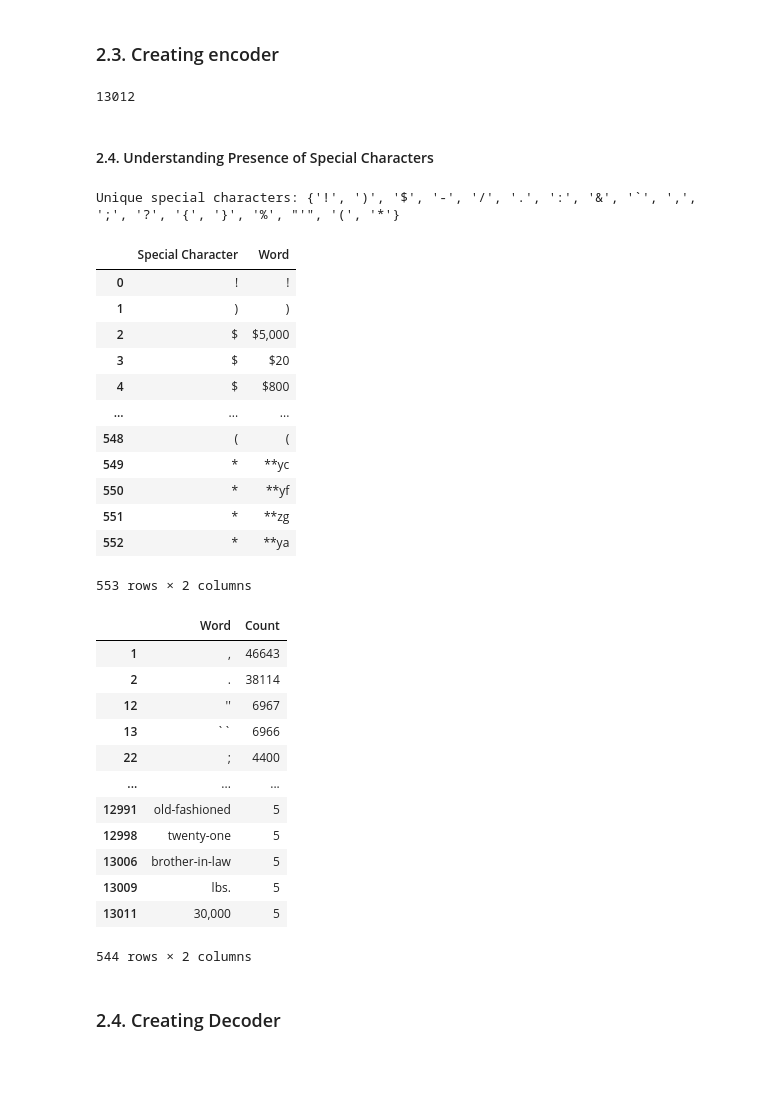
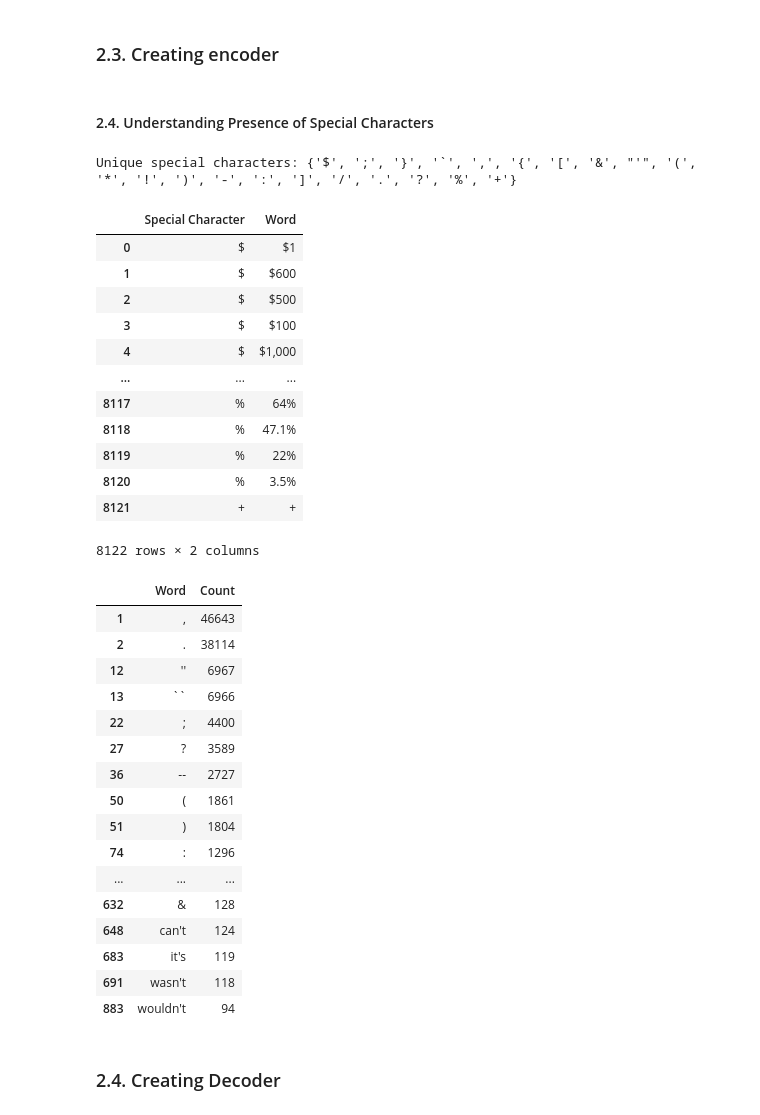
Before and after one commit to 95-percent-ci/makemore_implementation, a Jupyter notebook: notebooks/neural_lang_model_paper.ipynb, the cells around one changed output. Cells and saved outputs as stored; diff of their text form; code cells hidden in the pictures; blank space fills up the shorter version.

```diff
--- a/notebooks/neural_lang_model_paper.ipynb
+++ b/notebooks/neural_lang_model_paper.ipynb
@@ -81,28 +94,25 @@ vocab = [word for word, count in training_corpus.items() if count >= 5]
 # %% [markdown]
 ### 2.3. Creating encoder
 # %%
-vocabulary = list(df_word_count['Word'].unique())
+vocabulary_cased = list(df_word_count['Word'].unique())
+vocabulary = [word.lower() for word in vocabulary_cased]
-# %%
-len(set(vocab))
-# %% [output]
-13012
 # %% [markdown]
 #### 2.4. Understanding Presence of Special Characters
 # %%
 special_chars = set()
-for word in vocab:
+for word in vocabulary:
     special_chars.update(re.findall(r'[^a-zA-Z0-9]', word))
 
 print("Unique special characters:", special_chars)
 # %% [output]
-Unique special characters: {'!', ')', '$', '-', '/', '.', ':', '&', '`', ',', ';', '?', '{', '}', '%', "'", '(', '*'}
+Unique special characters: {'$', ';', '}', '`', ',', '{', '[', '&', "'", '(', '*', '!', ')', '-', ':', ']', '/', '.', '?', '%', '+'}
 # %%
 def special_char_vocab(vocabulary: list[str], special_char: str) -> list[str]:
     return [word for word in vocabulary if special_char in word]
 # %%
 req_data = []
 for char in special_chars:
-    use_words = special_char_vocab(vocab, char)
+    use_words = special_char_vocab(vocabulary, char)
     for word in use_words:
         req_data.append((char, word))
 
@@ -111,32 +121,36 @@ df_special_chars_use = pd.DataFrame(data=req_data, columns=['Special Character',
 df_special_chars_use
 # %% [output]
 |  | Special Character | Word |
-| 0 | ! | ! |
-| 1 | ) | ) |
-| 2 | $ | $5,000 |
-| 3 | $ | $20 |
-| 4 | $ | $800 |
+| 0 | $ | $1 |
+| 1 | $ | $600 |
+| 2 | $ | $500 |
+| 3 | $ | $100 |
+| 4 | $ | $1,000 |
 | ... | ... | ... |
-| 548 | ( | ( |
-| 549 | * | **yc |
-| 550 | * | **yf |
-| 551 | * | **zg |
-| 552 | * | **ya |
+| 8117 | % | 64% |
+| 8118 | % | 47.1% |
+| 8119 | % | 22% |
+| 8120 | % | 3.5% |
+| 8121 | + | + |
-553 rows × 2 columns
+8122 rows × 2 columns
 # %%
-df_word_count[df_word_count['Word'].isin(df_special_chars_use['Word'])]
+df_word_count[df_word_count['Word'].isin(df_special_chars_use['Word'])].head(20)
 # %% [output]
 |  | Word | Count |
 | 1 | , | 46643 |
 | 2 | . | 38114 |
 | 12 | '' | 6967 |
 | 13 | `` | 6966 |
 | 22 | ; | 4400 |
+| 27 | ? | 3589 |
+| 36 | -- | 2727 |
+| 50 | ( | 1861 |
+| 51 | ) | 1804 |
+| 74 | : | 1296 |
 | ... | ... | ... |
-| 12991 | old-fashioned | 5 |
-| 12998 | twenty-one | 5 |
-| 13006 | brother-in-law | 5 |
-| 13009 | lbs. | 5 |
-| 13011 | 30,000 | 5 |
+| 632 | & | 128 |
+| 648 | can't | 124 |
+| 683 | it's | 119 |
+| 691 | wasn't | 118 |
+| 883 | wouldn't | 94 |
-544 rows × 2 columns
 # %%
```
Also changed, not shown: parts of 9 cells of this notebook.
